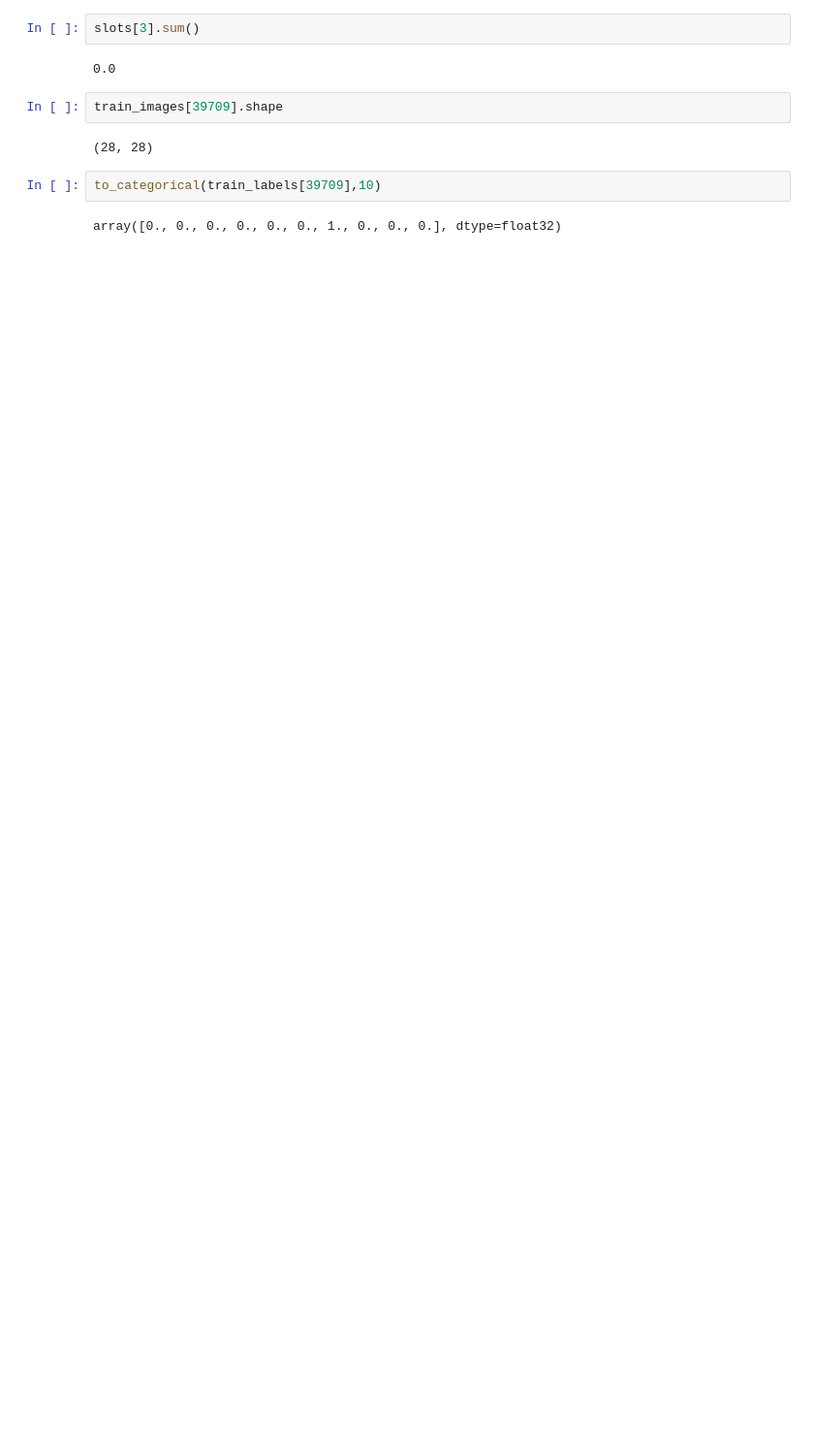
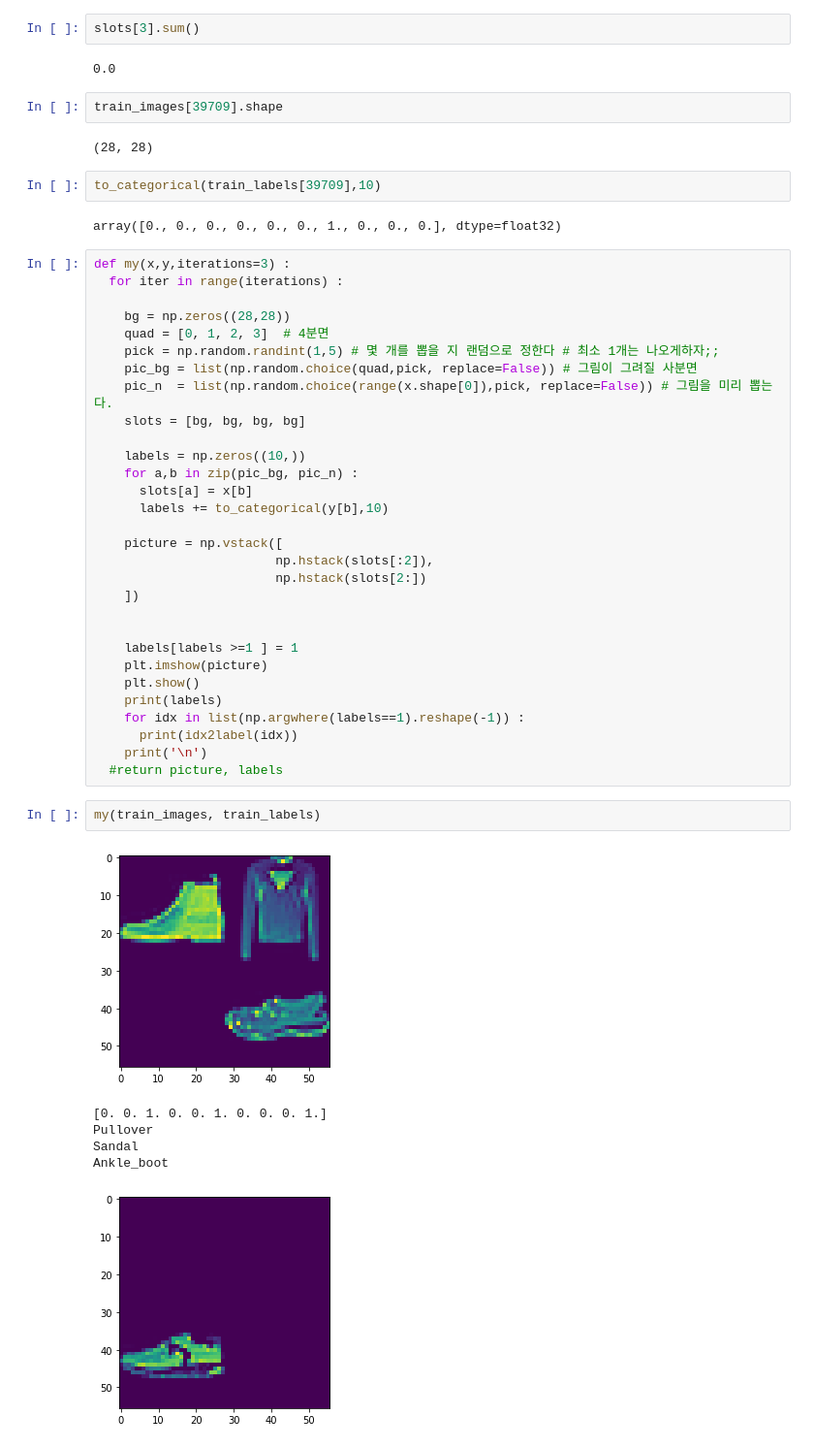
Before and after one commit to Vaycold/Vaycold, a Jupyter notebook: Python_DL/여러 의상 사진에서 옷 종류 구분하기.ipynb, the cells around one changed output. Shown at 97% size. Saved outputs shown, nothing was run; the diff lists cells and outputs as text; blank space fills up the shorter version.

```diff
--- a/Python_DL/여러 의상 사진에서 옷 종류 구분하기.ipynb
+++ b/Python_DL/여러 의상 사진에서 옷 종류 구분하기.ipynb
@@ -357,3 +357,42 @@ train_images[39709].shape
 to_categorical(train_labels[39709],10)
 # %% [output]
 array([0., 0., 0., 0., 0., 0., 1., 0., 0., 0.], dtype=float32)
+# %%
+def my(x,y,iterations=3) :
+  for iter in range(iterations) :
+
+    bg = np.zeros((28,28))
+    quad = [0, 1, 2, 3]  # 4분면
+    pick = np.random.randint(1,5) # 몇 개를 뽑을 지 랜덤으로 정한다 # 최소 1개는 나오게하자;;
+    pic_bg = list(np.random.choice(quad,pick, replace=False)) # 그림이 그려질 사분면
+    pic_n  = list(np.random.choice(range(x.shape[0]),pick, replace=False)) # 그림을 미리 뽑는다.
+    slots = [bg, bg, bg, bg]
+
+    labels = np.zeros((10,))
+    for a,b in zip(pic_bg, pic_n) :
+      slots[a] = x[b]
+      labels += to_categorical(y[b],10)
+
+    picture = np.vstack([
+                        np.hstack(slots[:2]),
+                        np.hstack(slots[2:])
+    ])
+
+
+    labels[labels >=1 ] = 1
+    plt.imshow(picture)
+    plt.show()
+    print(labels)
+    for idx in list(np.argwhere(labels==1).reshape(-1)) :
+      print(idx2label(idx))
+    print('\n')
+  #return picture, labels
+# %%
+my(train_images, train_labels)
+# %% [output]
+[figure, added]
+[0. 0. 1. 0. 0. 1. 0. 0. 0. 1.]
+Pullover
+Sandal
+Ankle_boot
+[figure, added]
```
Also changed, not shown: parts of 19 cells of this notebook.
